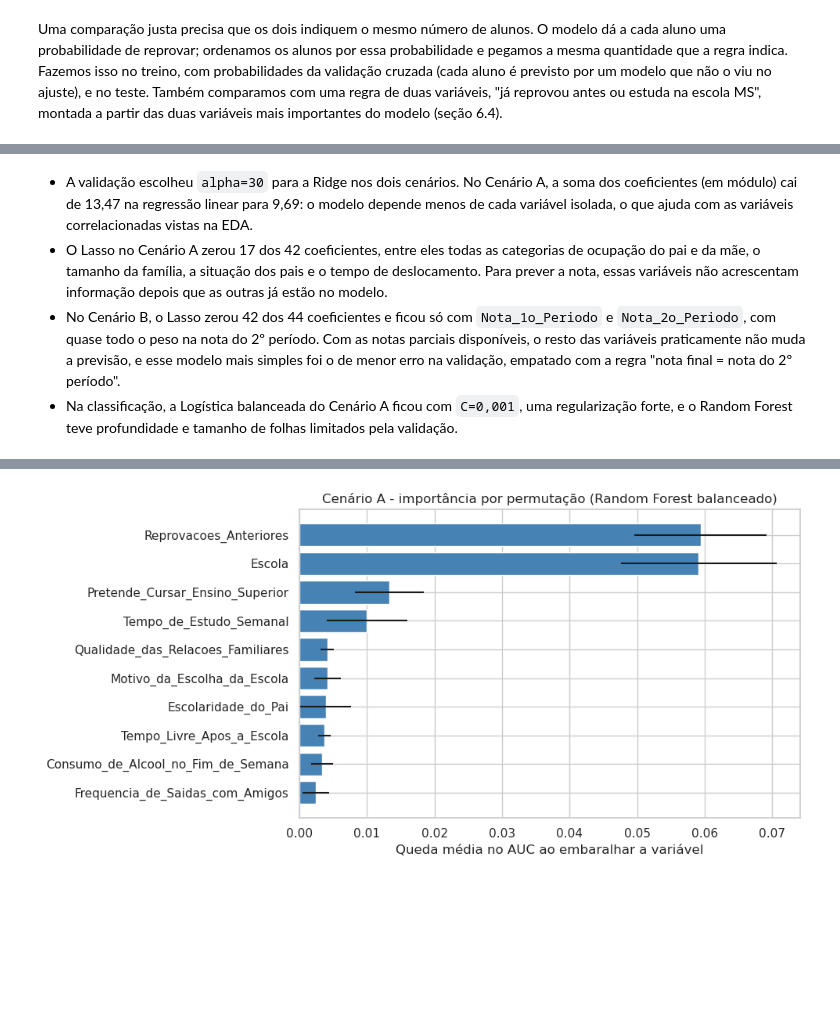
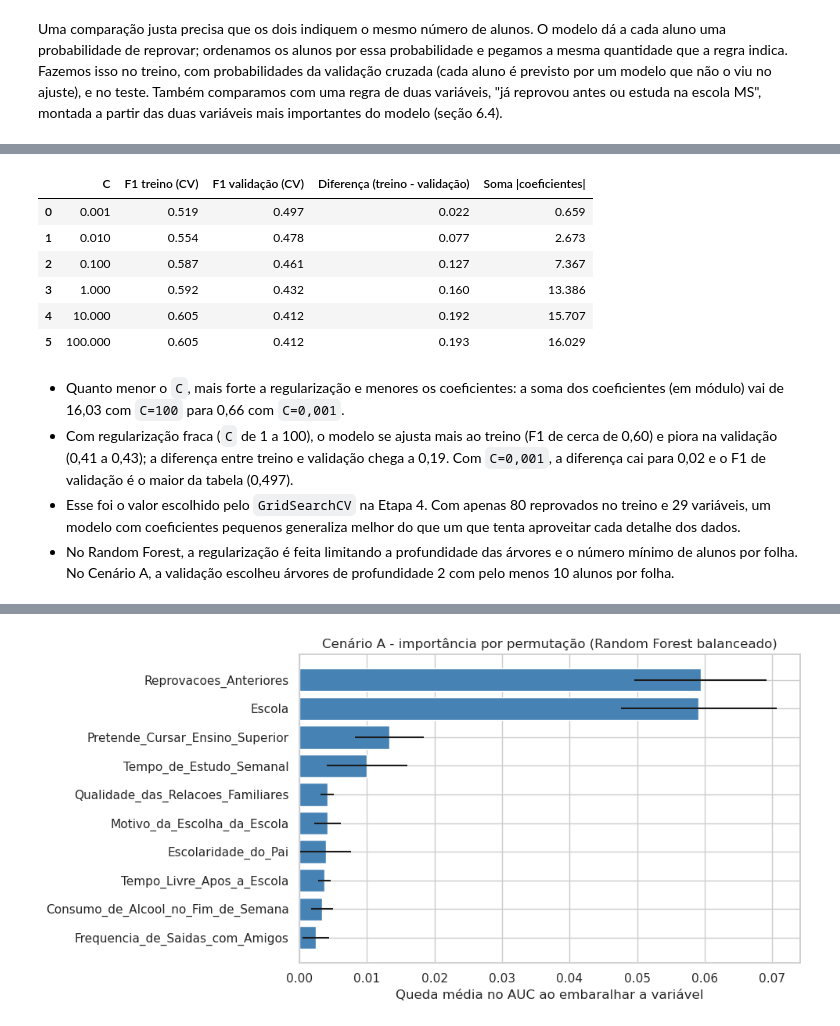
Before and after one commit to CinthiaMabuchi/Projeto_Final_Machine_Learning, a Jupyter notebook: projeto_final_ML_v3.ipynb, the cells around one changed output, grey strips where cells are left out. Drawn from its saved outputs; the diff is of its cells as text; code cells hidden in the pictures; blank space fills up the shorter version.

```diff
--- a/projeto_final_ML_v2.ipynb
+++ b/projeto_final_ML_v3.ipynb
@@ -765,0 +803,8 @@ divisao
+# %%
+treino, teste = train_test_split(df, test_size=0.2, random_state=SEMENTE, stratify=df["Risco_Reprovacao"])
+
+y_treino = treino["Risco_Reprovacao"]
+y_teste = teste["Risco_Reprovacao"]
+
+print(f"Treino: {len(treino)} alunos, {y_treino.sum()} reprovados ({y_treino.mean() * 100:.2f}%)")
+print(f"Teste: {len(teste)} alunos, {y_teste.sum()} reprovados ({y_teste.mean() * 100:.2f}%)")
@@ -907 +833,20 @@ Os valores testados para cada hiperparâmetro foram escolhidos para que o melhor
+# %%
+def criar_pipeline(modelo, features):
+    numericas = [c for c in features if c in colunas_numericas]
+    categoricas = [c for c in features if c in colunas_categoricas]
+    preprocessamento = ColumnTransformer([
+        ("num", StandardScaler(), numericas),
+        ("cat", OneHotEncoder(drop="if_binary", handle_unknown="ignore"), categoricas),
+    ])
+    return Pipeline([("prep", preprocessamento), ("modelo", modelo)])
+
+
+# regras simples: o que a escola faria sem Machine Learning
+def regra_a(dados):
+    # Cenário A: quem já reprovou antes está em risco
+    return (dados["Reprovacoes_Anteriores"] > 0).astype(int)
+
+def regra_b(dados):
+    # Cenário B: quem tirou menos de 10 no 2º período está em risco
+    return (dados["Nota_2o_Periodo"] < 10).astype(int)
 # %% [markdown]
@@ -1405,8 +1220,31 @@ pd.DataFrame(linhas)
-# %% [markdown]
-* A validação escolheu `alpha=30` para a Ridge nos dois cenários. No Cenário A, a soma dos coeficientes (em módulo) cai de 13,47 na regressão linear para 9,69: o modelo depende menos de cada variável isolada, o que ajuda com as variáveis correlacionadas vistas na EDA.
-* O Lasso no Cenário A zerou 17 dos 42 coeficientes, entre eles todas as categorias de ocupação do pai e da mãe, o tamanho da família, a situação dos pais e o tempo de deslocamento. Para prever a nota, essas variáveis não acrescentam informação depois que as outras já estão no modelo.
-* No Cenário B, o Lasso zerou 42 dos 44 coeficientes e ficou só com `Nota_1o_Periodo` e `Nota_2o_Periodo`, com quase todo o peso na nota do 2º período. Com as notas parciais disponíveis, o resto das variáveis praticamente não muda a previsão, e esse modelo mais simples foi o de menor erro na validação, empatado com a regra "nota final = nota do 2º período".
-* Na classificação, a Logística balanceada do Cenário A ficou com `C=0,001`, uma regularização forte, e o Random Forest teve profundidade e tamanho de folhas limitados pela validação.
+# %%
+linhas = []
+for C in [0.001, 0.01, 0.1, 1, 10, 100]:
+    pipe = criar_pipeline(LogisticRegression(C=C, class_weight="balanced", max_iter=5000), features_a)
+    r = cross_validate(pipe, treino[features_a], y_treino, cv=cv, scoring=metricas["f1"], return_train_score=True)
+
+    pipe.fit(treino[features_a], y_treino)
+    soma_coef = np.abs(pipe.named_steps["modelo"].coef_).sum()
+
+    f1_treino = r["train_score"].mean()
+    f1_validacao = r["test_score"].mean()
+    linhas.append([C, f1_treino, f1_validacao, f1_treino - f1_validacao, soma_coef])
+
+pd.DataFrame(linhas, columns=["C", "F1 treino (CV)", "F1 validação (CV)",
+                              "Diferença (treino - validação)", "Soma |coeficientes|"]).round(3)
+# %% [output]
+|  | C | F1 treino (CV) | F1 validação (CV) | Diferença (treino - validação) | Soma |coeficientes| |
+| 0 | 0.001 | 0.519 | 0.497 | 0.022 | 0.659 |
+| 1 | 0.010 | 0.554 | 0.478 | 0.077 | 2.673 |
+| 2 | 0.100 | 0.587 | 0.461 | 0.127 | 7.367 |
+| 3 | 1.000 | 0.592 | 0.432 | 0.160 | 13.386 |
+| 4 | 10.000 | 0.605 | 0.412 | 0.192 | 15.707 |
+| 5 | 100.000 | 0.605 | 0.412 | 0.193 | 16.029 |
+# %% [markdown]
+* Quanto menor o `C`, mais forte a regularização e menores os coeficientes: a soma dos coeficientes (em módulo) vai de 16,03 com `C=100` para 0,66 com `C=0,001`.
+* Com regularização fraca (`C` de 1 a 100), o modelo se ajusta mais ao treino (F1 de cerca de 0,60) e piora na validação (0,41 a 0,43); a diferença entre treino e validação chega a 0,19. Com `C=0,001`, a diferença cai para 0,02 e o F1 de validação é o maior da tabela (0,497).
+* Esse foi o valor escolhido pelo `GridSearchCV` na Etapa 4. Com apenas 80 reprovados no treino e 29 variáveis, um modelo com coeficientes pequenos generaliza melhor do que um que tenta aproveitar cada detalhe dos dados.
+* No Random Forest, a regularização é feita limitando a profundidade das árvores e o número mínimo de alunos por folha. No Cenário A, a validação escolheu árvores de profundidade 2 com pelo menos 10 alunos por folha.
 # %% [markdown]
 ## 6.4 Classes desbalanceadas e variáveis que mais pesam no alerta do início do ano
 
```
Also changed, not shown: parts of 86 cells of this notebook, 6 other files.
